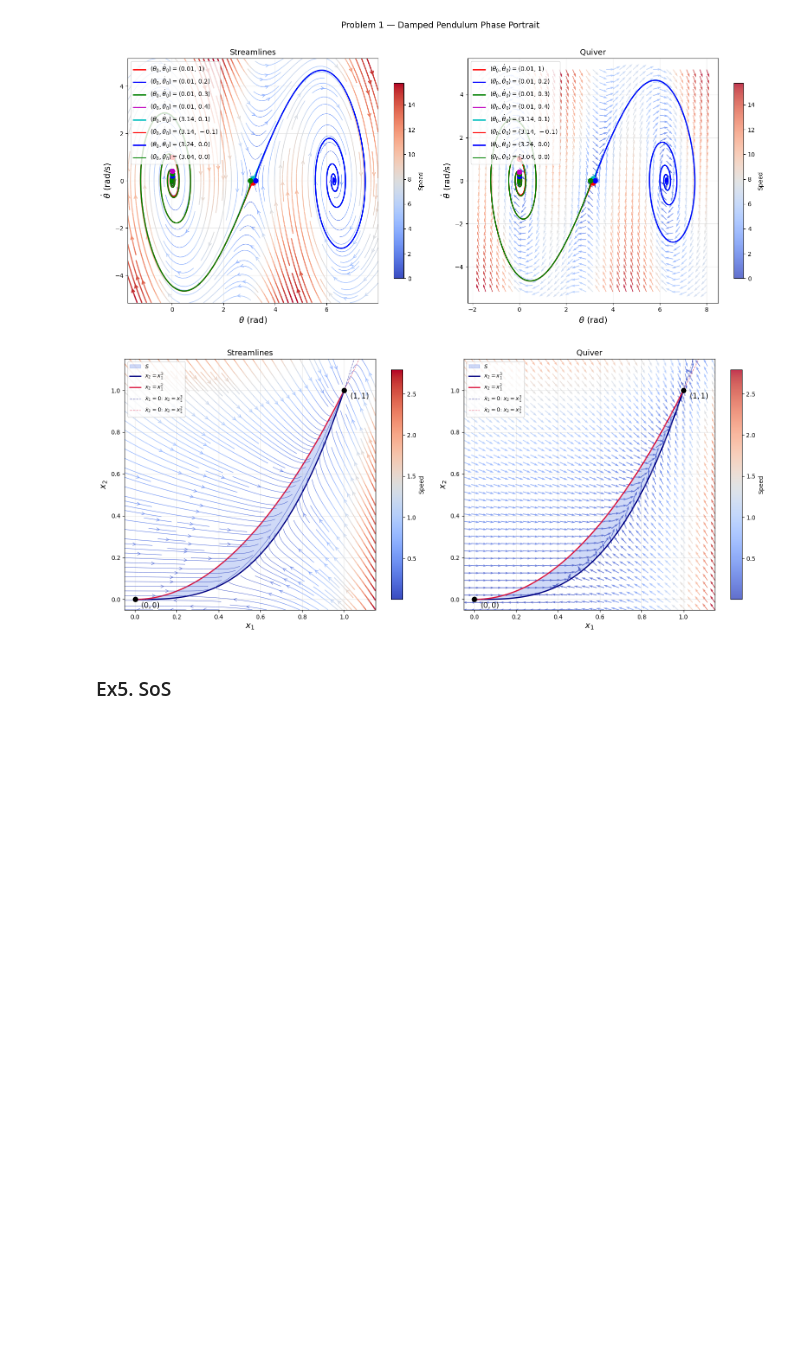
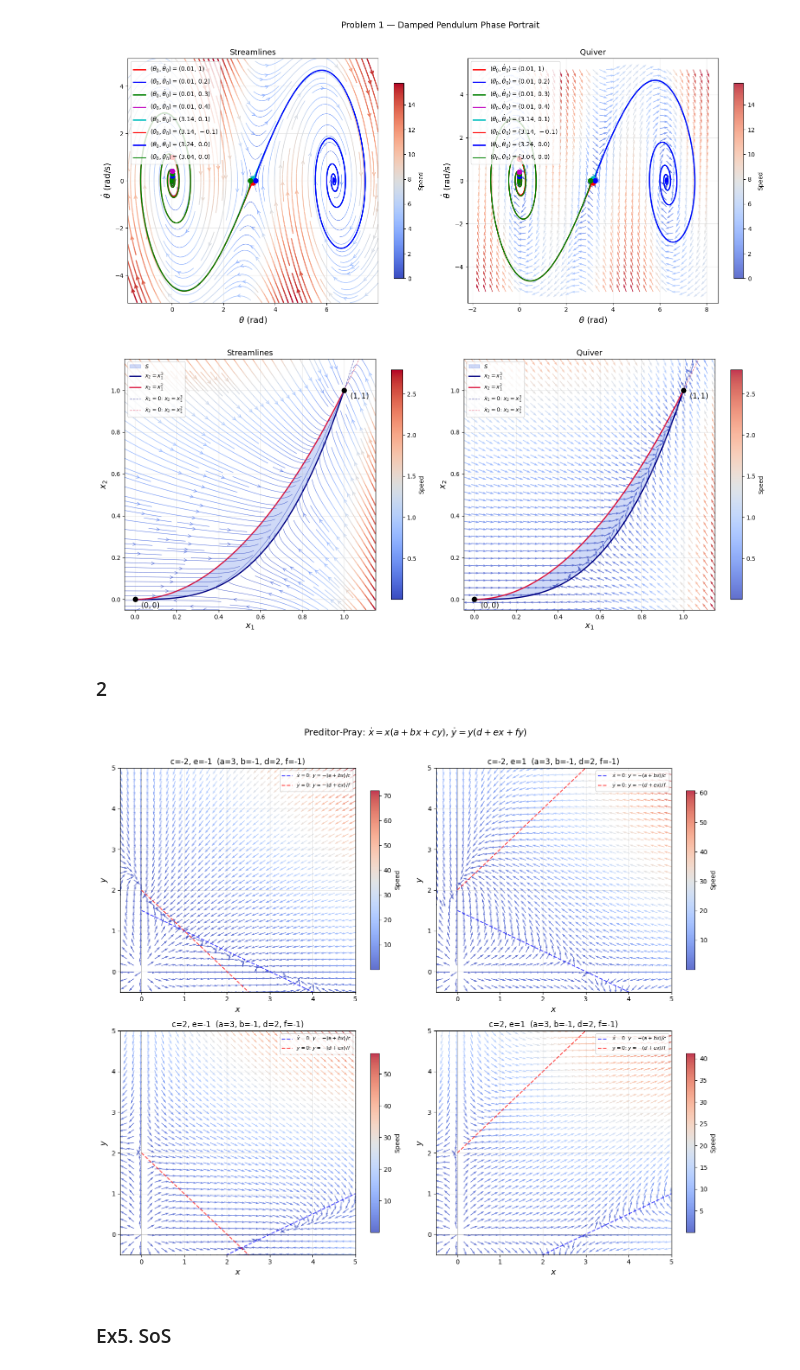
Before and after one commit to lynet55/ATIC-26, a Jupyter notebook: assigment_1.ipynb, the cells around one changed output. Saved outputs shown, nothing was run; the diff lists cells and outputs as text; code cells hidden in the pictures; blank space fills up the shorter version.

```diff
--- a/assigment_1.ipynb
+++ b/assigment_1.ipynb
@@ -203,6 +203,68 @@ plt.tight_layout()
 fig.savefig('images/problem2_invariant_set.png', dpi=150, bbox_inches='tight')
 # %% [output]
 [figure]
+# %% [markdown]
+### 2
+# %%
+import numpy as np
+import matplotlib.pyplot as plt
+
+# Parameters
+a, b, f, d = 3, -1, -1, 2
+c_vals = [-2, -2, 2, 2]
+e_vals = [-1, 1, -1, 1]
+
+# Grid (x, y >= 0 for population dynamics, but show broader range)
+xs = np.linspace(-0.5, 5, 35)
+ys = np.linspace(-0.5, 5, 35)
+X, Y = np.meshgrid(xs, ys)
+
+fig, axes = plt.subplots(2, 2, figsize=(14, 12))
+
+for idx, (c_val, e_val) in enumerate(zip(c_vals, e_vals)):
+    ax = axes[idx // 2, idx % 2]
+
+    U = X * (a + b * X + c_val * Y)
+    V = Y * (d + e_val * X + f * Y)
+
+    speed = np.sqrt(U**2 + V**2)
+    speed_safe = speed.copy()
+    speed_safe[speed_safe == 0] = 1
+    U_norm = U / speed_safe
+    V_norm = V / speed_safe
+
+    q = ax.quiver(X, Y, U_norm, V_norm, speed, cmap='coolwarm',
+                  scale=30, width=0.003, alpha=0.8)
+    fig.colorbar(q, ax=ax, label='Speed', shrink=0.8)
+
+    # Nullclines: x_dot=0 => x=0 or y = -(a + bx)/c
+    # y_dot=0 => y=0 or y = -(d + ex)/f
+    x_fine = np.linspace(0, 5, 300)
+    if c_val != 0:
+        nc_x = -(a + b * x_fine) / c_val
+        ax.plot(x_fine, nc_x, 'b--', linewidth=1.5, alpha=0.7,
+                label=r'$\dot{x}=0$: $y = -(a+bx)/c$')
+    if f != 0:
+        nc_y = -(d + e_val * x_fine) / f
+        ax.plot(x_fine, nc_y, 'r--', linewidth=1.5, alpha=0.7,
+                label=r'$\dot{y}=0$: $y = -(d+ex)/f$')
+
+    ax.axhline(0, color='gray', linewidth=0.5)
+    ax.axvline(0, color='gray', linewidth=0.5)
+    ax.set_xlabel(r'$x$', fontsize=13)
+    ax.set_ylabel(r'$y$', fontsize=13)
+    ax.set_title(f'c={c_val}, e={e_val}  (a={a}, b={b}, d={d}, f={f})', fontsize=12)
+    ax.legend(fontsize=8, loc='upper right')
+    ax.set_xlim(-0.5, 5)
+    ax.set_ylim(-0.5, 5)
+    ax.grid(True, alpha=0.3)
+
+fig.suptitle(r'Preditor-Pray: $\dot{x}=x(a+bx+cy)$, $\dot{y}=y(d+ex+fy)$',
+             fontsize=14, y=1.01)
+plt.tight_layout()
+plt.show()
+# %% [output]
+[figure, added]
 # %% [markdown]
 ### Ex5. SoS
 # %%
```
Also changed, not shown: parts of 2 cells of this notebook, 1 other file.
